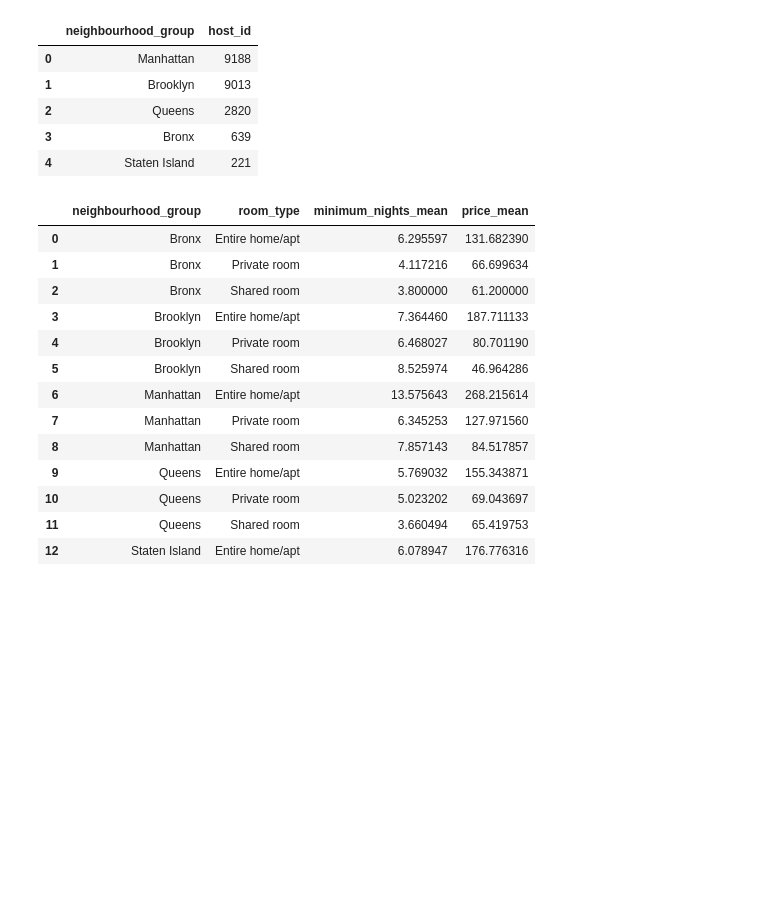
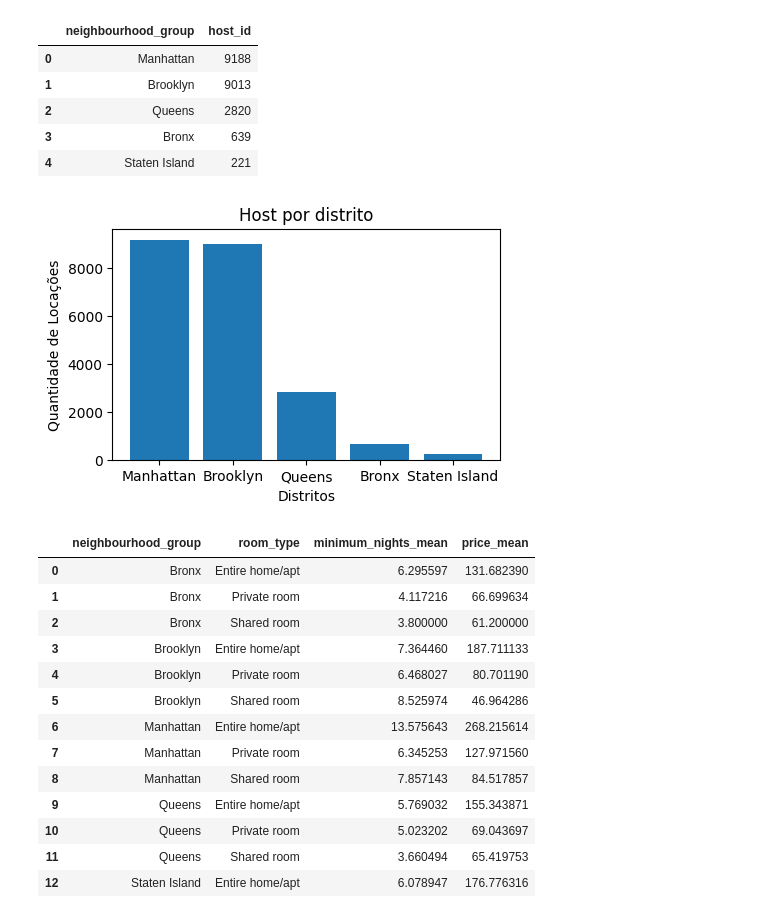
Before and after one commit to contateobrito/Airbnb, a Jupyter notebook: main.ipynb, the cells around one changed output. Drawn from its saved outputs; the diff is of its cells as text; code cells hidden in the pictures; blank space fills up the shorter version.

```diff
--- a/main.ipynb
+++ b/main.ipynb
@@ -192,6 +178,16 @@ df_id
 | 2 | Queens | 2820 |
 | 3 | Bronx | 639 |
 | 4 | Staten Island | 221 |
+# %%
+#Gráfico para quantidade de host por distrito
+fig = plt.figure(figsize = (5,3))
+plt.bar(df_id["neighbourhood_group"], df_id["host_id"])
+plt.title("Host por distrito")
+plt.xlabel("Distritos")
+plt.ylabel("Quantidade de Locações")
+plt.show()
+# %% [output]
+[figure, added]
 # %%
 #Média das estadias por distrito e tipo de hospedagem
 df_estadia = df.groupby(["neighbourhood_group", "room_type"]).agg({"minimum_nights":"mean", "price":"mean"}).reset_index()
```
Also changed, not shown: parts of 4 cells of this notebook.
